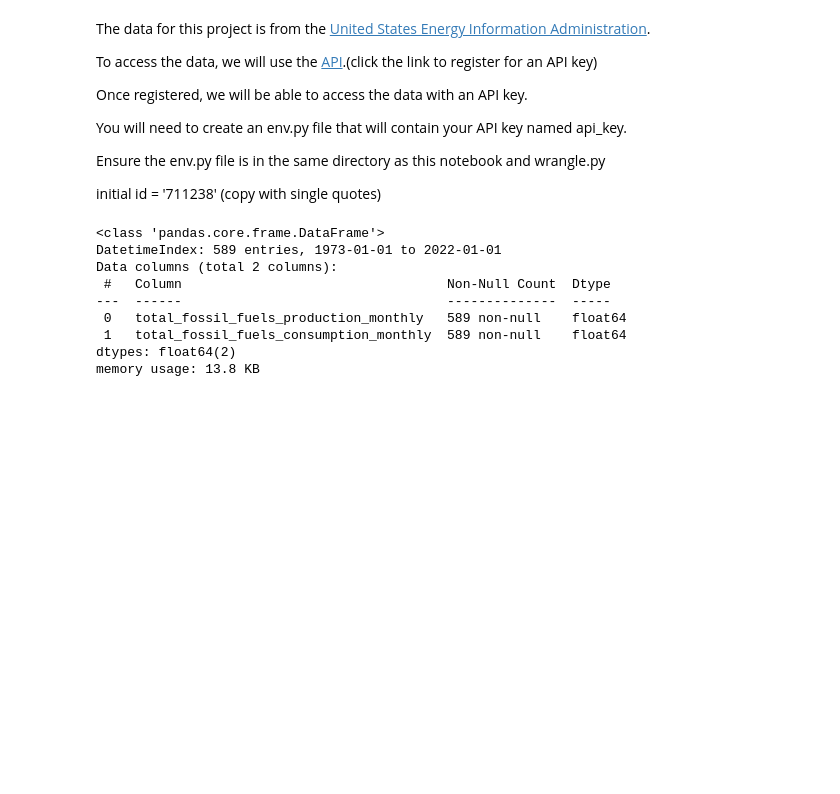
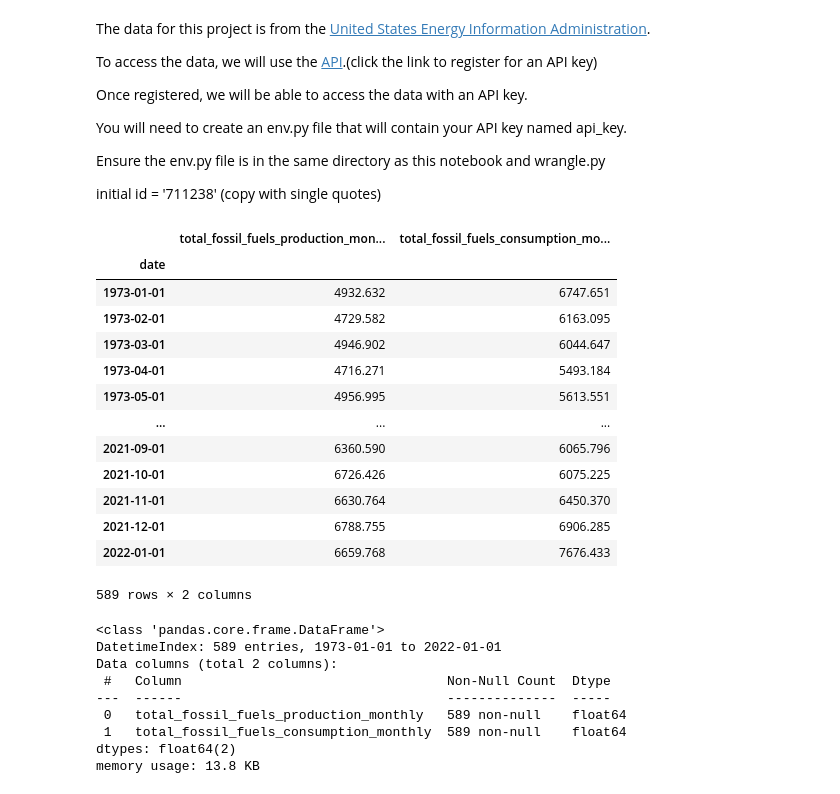
Before and after one commit to craigcalzado/individual-project, a Jupyter notebook: final_fossil_fuel_report.ipynb, the cells around one changed output. Saved outputs shown, nothing was run; the diff lists cells and outputs as text; code cells hidden in the pictures; blank space fills up the shorter version.

```diff
--- a/final_fossil_fuel_report.ipynb
+++ b/final_fossil_fuel_report.ipynb
@@ -47,6 +47,23 @@ Ensure the env.py file is in the same directory as this notebook and wrangle.py
 initial id = '711238' (copy with single quotes)
 # %%
 df = wrangle.total_wrangle('711238')
+# %%
+df
+# %% [output]
+|  | total_fossil_fuels_production_mon... | total_fossil_fuels_consumption_mo... |
+| date |  |  |
+| 1973-01-01 | 4932.632 | 6747.651 |
+| 1973-02-01 | 4729.582 | 6163.095 |
+| 1973-03-01 | 4946.902 | 6044.647 |
+| 1973-04-01 | 4716.271 | 5493.184 |
+| 1973-05-01 | 4956.995 | 5613.551 |
+| ... | ... | ... |
+| 2021-09-01 | 6360.590 | 6065.796 |
+| 2021-10-01 | 6726.426 | 6075.225 |
+| 2021-11-01 | 6630.764 | 6450.370 |
+| 2021-12-01 | 6788.755 | 6906.285 |
+| 2022-01-01 | 6659.768 | 7676.433 |
+589 rows × 2 columns
 # %%
 # Check the dataframe
 df.info()
```
Also changed, not shown: 1 other file.
